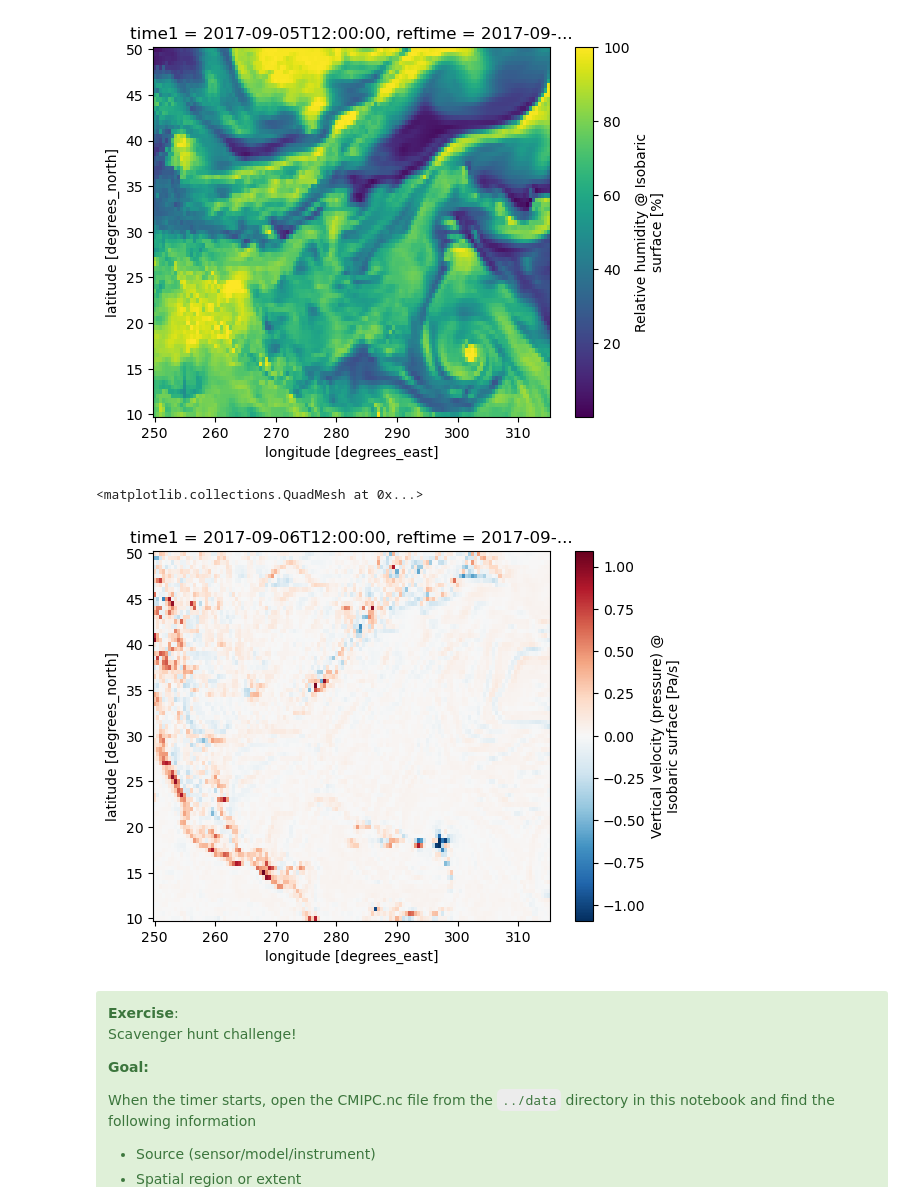
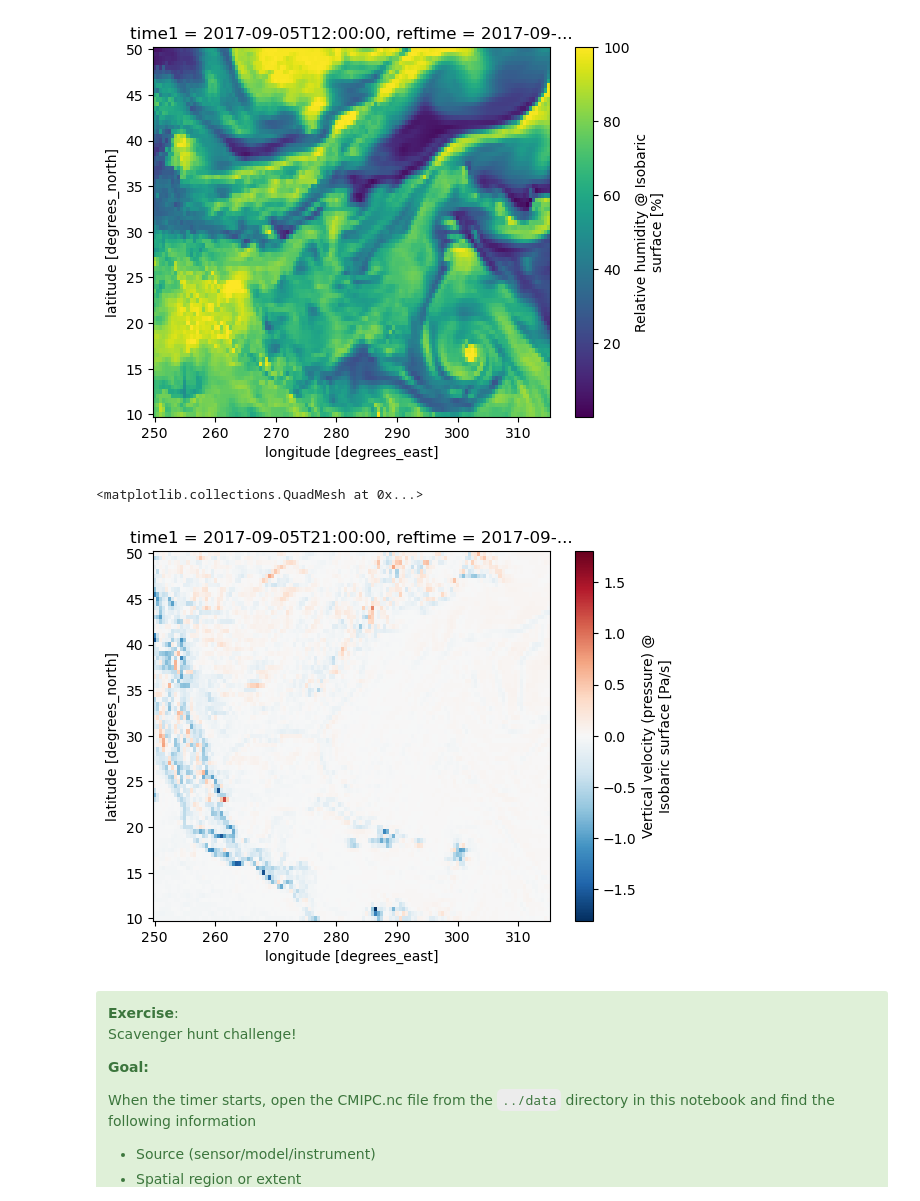
Before and after one commit to Unidata/metpy-ams-2024, a Jupyter notebook: short-course/notebooks/solutions/01 - solutions - Exploratory Data Analysis.ipynb, the cells around one changed output. Drawn from its saved outputs; the diff is of its cells as text; code cells hidden in the pictures.

Commit message:
Update for shrunken data

```diff
--- a/short-course/notebooks/solutions/01 - solutions - Exploratory Data Analysis.ipynb
+++ b/short-course/notebooks/solutions/01 - solutions - Exploratory Data Analysis.ipynb
@@ -738,11 +735,11 @@ rh_selection.plot()
 <matplotlib.collections.QuadMesh at 0x...>
 [figure]
 # %%
-w_selection = data['Vertical_velocity_pressure_isobaric'].sel(time1='2017-09-06T12',isobaric1='100000')
+w_selection = data['Vertical_velocity_pressure_isobaric'].sel(time1='2017-09-05T21',isobaric1='100000')
 w_selection.plot()
 # %% [output]
 <matplotlib.collections.QuadMesh at 0x...>
-[figure, old version]
+[figure, new version]
 # %% [markdown]
 <div class="alert alert-success">
     <b>Exercise</b>:
```
Also changed, not shown: parts of 11 cells of this notebook.
